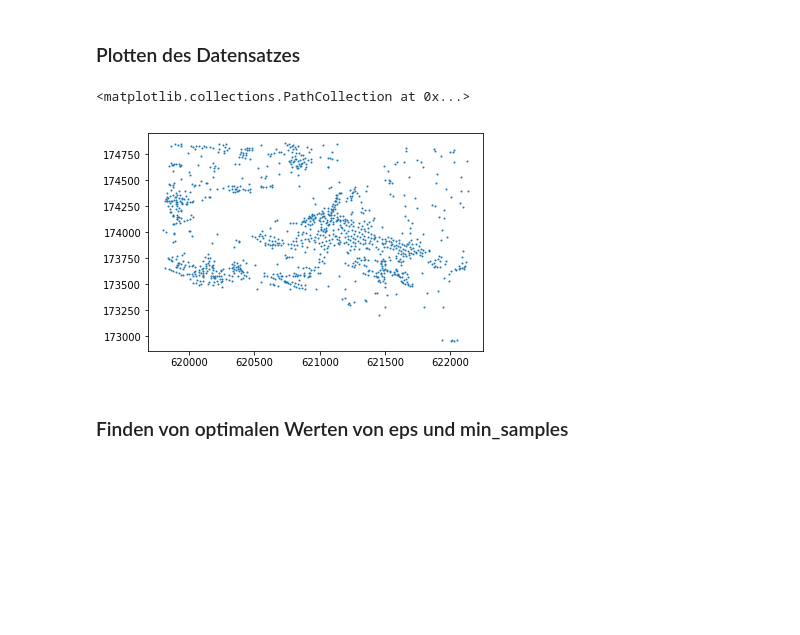
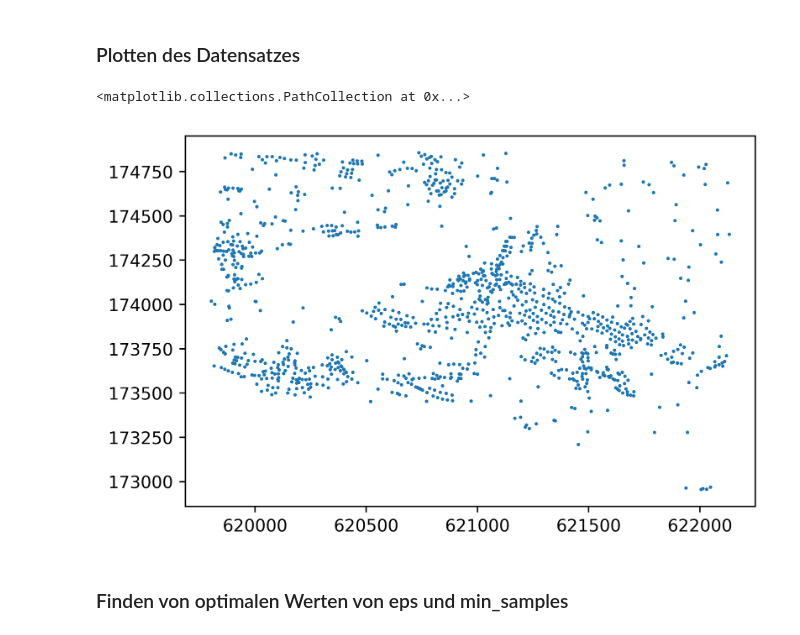
Before and after one commit to rbuffat/gda_public, a Jupyter notebook: clustering/dbscan.ipynb, the cells around one changed output. Cells and saved outputs as stored; diff of their text form; code cells hidden in the pictures; blank space fills up the shorter version.

```diff
--- a/clustering/dbscan.ipynb
+++ b/clustering/dbscan.ipynb
@@ -37,11 +37,11 @@ print(X)
 # %% [markdown]
  ### Plotten des Datensatzes
 # %%
-fig = plt.figure()
+fig = plt.figure(dpi=600)
 plt.scatter(X[:, 0], X[:, 1], s=1)
 # %% [output]
 <matplotlib.collections.PathCollection at 0x...>
-[figure, old version]
+[figure, new version]
 # %% [markdown]
 ### Finden von optimalen Werten von eps und min_samples
 # %%
```
Also changed, not shown: parts of 1 cell of this notebook, 2 other files.
